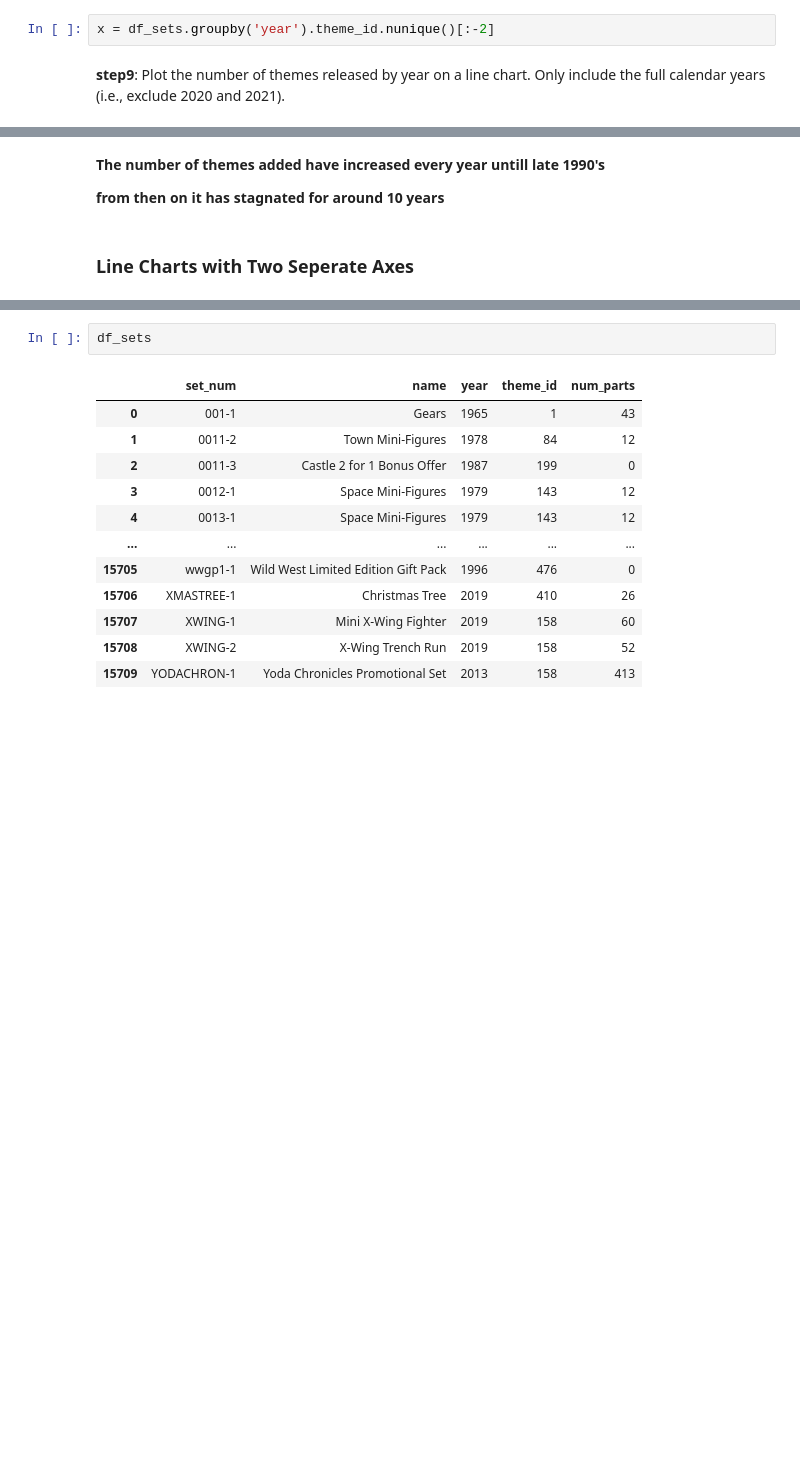
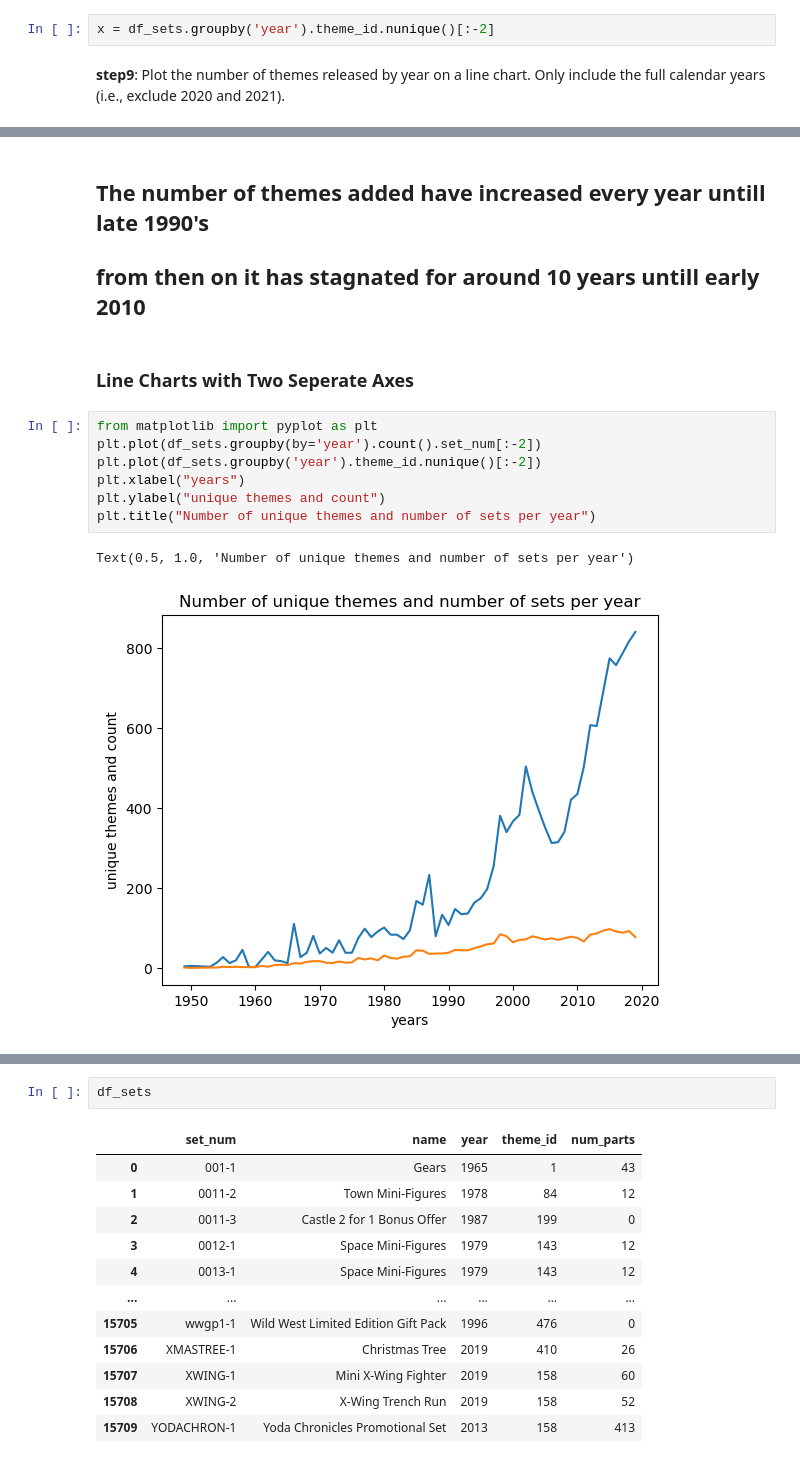
Before and after one commit to Dorcatz123/LEGO-dataset-analysis-using-pandas-and-matplotlib, a Jupyter notebook: Lego_Analysis_for_Course_(start).ipynb, the cells around one changed output, grey strips where cells are left out. Drawn from its saved outputs; the diff is of its cells as text; blank space fills up the shorter version.

```diff
--- a/Lego_Analysis_for_Course_(start).ipynb
+++ b/Lego_Analysis_for_Course_(start).ipynb
@@ -226,8 +235,18 @@ plt.title("Number of unique themes per year")
 Text(0.5, 1.0, 'Number of unique themes per year')
 [figure]
 # %% [markdown]
-**The number of themes added have increased every year untill late 1990's**
+## **The number of themes added have increased every year untill late 1990's**
 
-**from then on it has stagnated for around 10 years**
+## **from then on it has stagnated for around 10 years untill early 2010**
 # %% [markdown]
 ### Line Charts with Two Seperate Axes
+# %%
+from matplotlib import pyplot as plt
+plt.plot(df_sets.groupby(by='year').count().set_num[:-2])
+plt.plot(df_sets.groupby('year').theme_id.nunique()[:-2])
+plt.xlabel("years")
+plt.ylabel("unique themes and count")
+plt.title("Number of unique themes and number of sets per year")
+# %% [output]
+Text(0.5, 1.0, 'Number of unique themes and number of sets per year')
+[figure, added]
```
Also changed, not shown: parts of 9 cells of this notebook.
